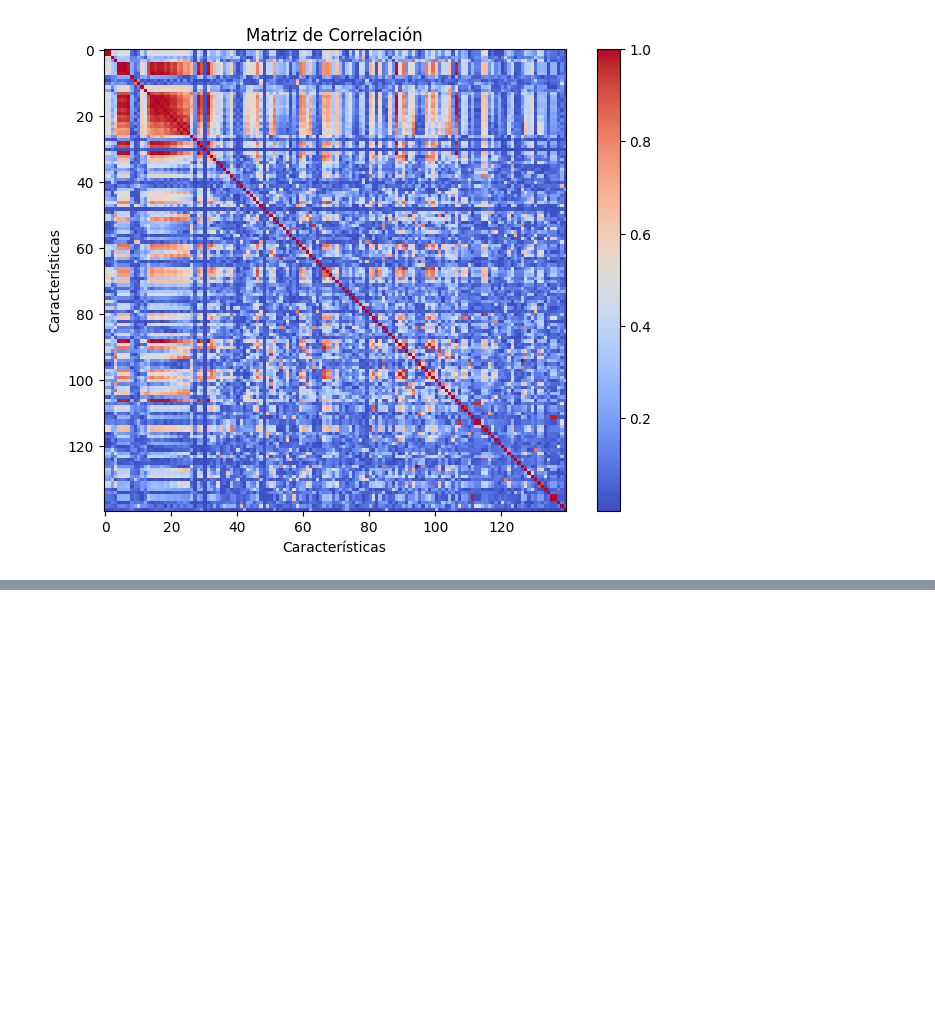
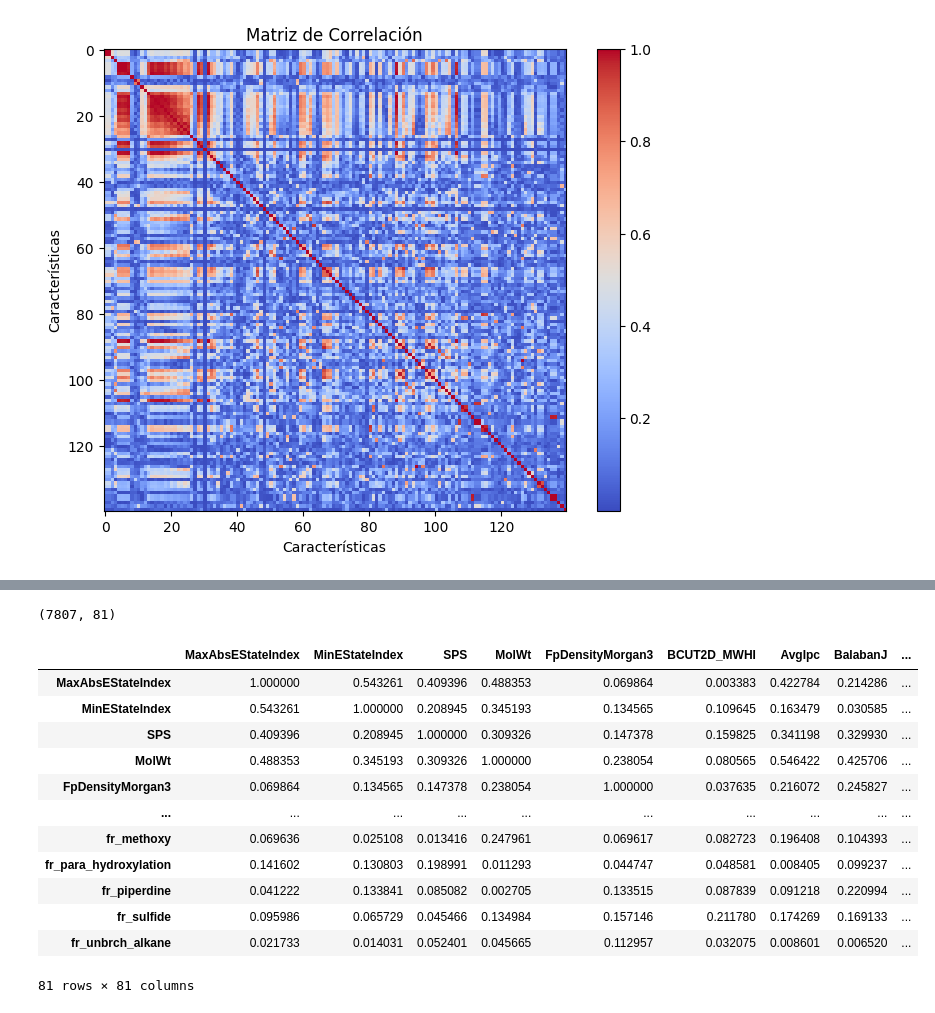
Before and after one commit to Eliud7720/Proyecto-Alzheimer-viejo, a Jupyter notebook: Barrera/Descriptores moleculares/Algoritmo_SVM_descriptores.ipynb, the cells around one changed output, grey strips where cells are left out. Drawn from its saved outputs; the diff is of its cells as text; code cells hidden in the pictures; blank space fills up the shorter version.

```diff
--- a/Barrera/Descriptores moleculares/Algoritmo_SVM_descriptores.ipynb
+++ b/Barrera/Descriptores moleculares/Algoritmo_SVM_descriptores.ipynb
@@ -175,0 +218,4 @@ plt.show()
+# %%
+des_final.shape
+# %% [output]
+(7807, 81)
@@ -175,0 +225,16 @@ plt.show()
+# %%
+correlation_matrix
+# %% [output]
+|  | MaxAbsEStateIndex | MinEStateIndex | SPS | MolWt | FpDensityMorgan3 | BCUT2D_MWHI | AvgIpc | BalabanJ | ... |
+| MaxAbsEStateIndex | 1.000000 | 0.543261 | 0.409396 | 0.488353 | 0.069864 | 0.003383 | 0.422784 | 0.214286 | ... |
+| MinEStateIndex | 0.543261 | 1.000000 | 0.208945 | 0.345193 | 0.134565 | 0.109645 | 0.163479 | 0.030585 | ... |
+| SPS | 0.409396 | 0.208945 | 1.000000 | 0.309326 | 0.147378 | 0.159825 | 0.341198 | 0.329930 | ... |
+| MolWt | 0.488353 | 0.345193 | 0.309326 | 1.000000 | 0.238054 | 0.080565 | 0.546422 | 0.425706 | ... |
+| FpDensityMorgan3 | 0.069864 | 0.134565 | 0.147378 | 0.238054 | 1.000000 | 0.037635 | 0.216072 | 0.245827 | ... |
+| ... | ... | ... | ... | ... | ... | ... | ... | ... | ... |
+| fr_methoxy | 0.069636 | 0.025108 | 0.013416 | 0.247961 | 0.069617 | 0.082723 | 0.196408 | 0.104393 | ... |
+| fr_para_hydroxylation | 0.141602 | 0.130803 | 0.198991 | 0.011293 | 0.044747 | 0.048581 | 0.008405 | 0.099237 | ... |
+| fr_piperdine | 0.041222 | 0.133841 | 0.085082 | 0.002705 | 0.133515 | 0.087839 | 0.091218 | 0.220994 | ... |
+| fr_sulfide | 0.095986 | 0.065729 | 0.045466 | 0.134984 | 0.157146 | 0.211780 | 0.174269 | 0.169133 | ... |
+| fr_unbrch_alkane | 0.021733 | 0.014031 | 0.052401 | 0.045665 | 0.112957 | 0.032075 | 0.008601 | 0.006520 | ... |
+81 rows × 81 columns
```
Also changed, not shown: parts of 10 cells of this notebook, 1 other file.
